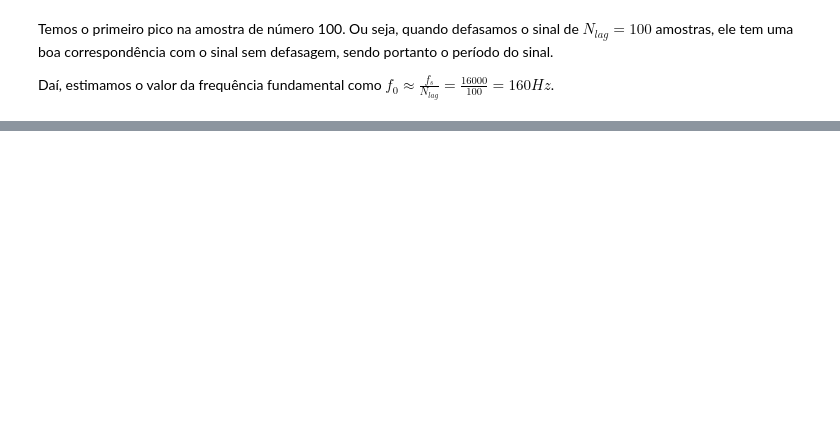
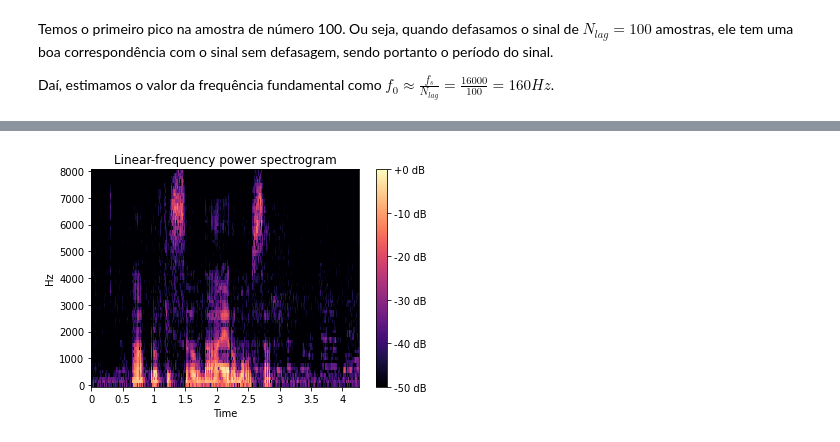
Before and after one commit to mpereiramoretti/psi5123-lista2, a Jupyter notebook: Lista de exercícios 2.ipynb, the cells around one changed output, grey strips where cells are left out. Cells and saved outputs as stored; diff of their text form; code cells hidden in the pictures; blank space fills up the shorter version.

```diff
--- a/Lista de exercícios 2.ipynb
+++ b/Lista de exercícios 2.ipynb
@@ -536,0 +537,4 @@ ipd.Audio(output_signal, rate=sr)
+# %%
+plot_spectrogram(fs, x)
+# %% [output]
+[figure, added]
```
Also changed, not shown: parts of 43 cells of this notebook.
